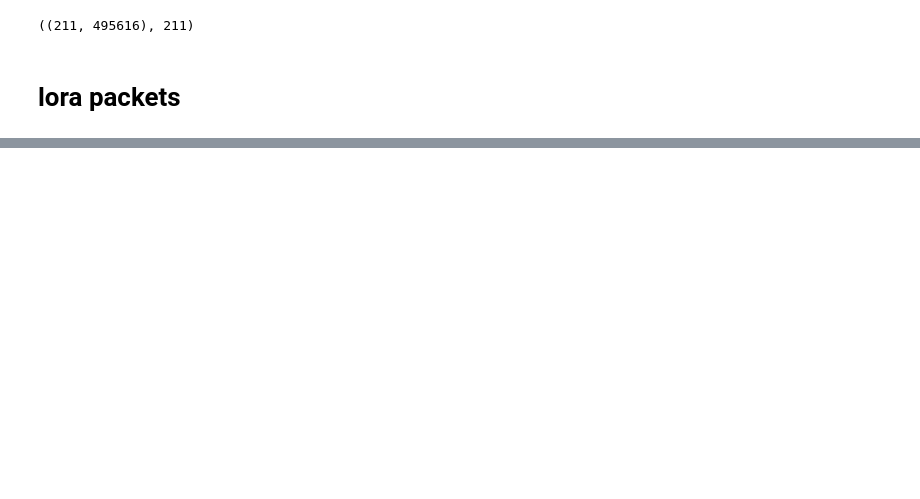
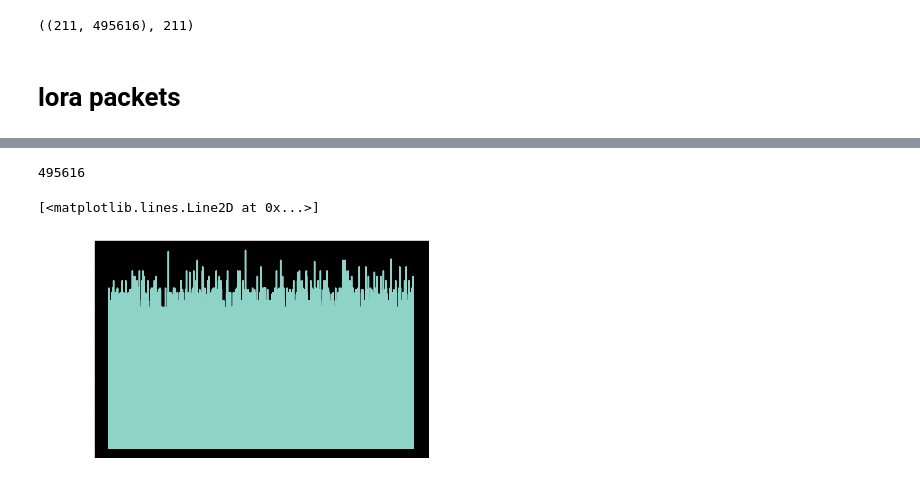
Before and after one commit to tjbergst/lorapy, a Jupyter notebook: tests_lorapy.ipynb, the cells around one changed output, grey strips where cells are left out. Drawn from its saved outputs; the diff is of its cells as text; code cells hidden in the pictures; blank space fills up the shorter version.

```diff
--- a/tests_lorapy.ipynb
+++ b/tests_lorapy.ipynb
@@ -151,0 +188,9 @@ LoraPacket(length=495616) | BW: 8 | SF: 12 | Att: 80 | samples per symbol: 16384
+# %%
+packet.size
+# %% [output]
+495616
+# %%
+plt.plot(packet.real_abs_data[22600:])
+# %% [output]
+[<matplotlib.lines.Line2D at 0x...>]
+[figure, added]
```
Also changed, not shown: parts of 15 cells of this notebook.
